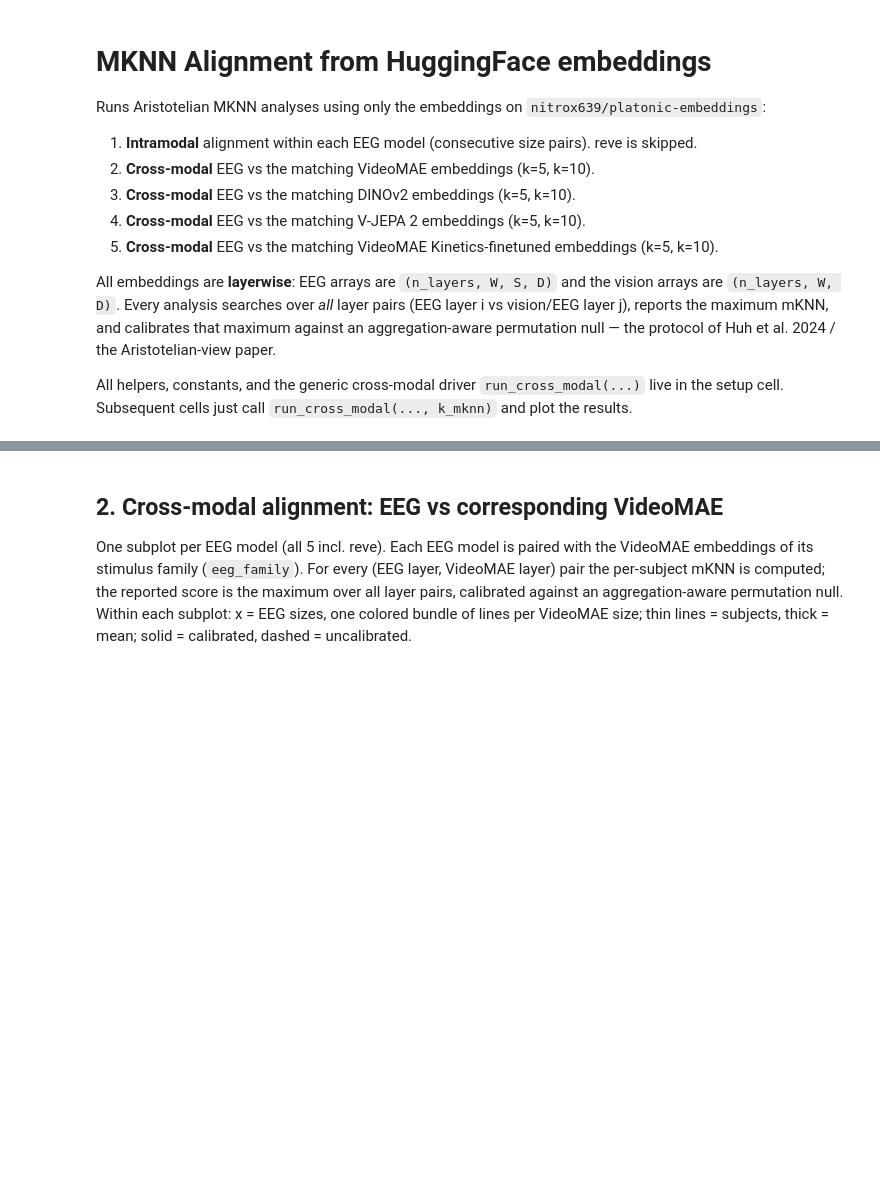
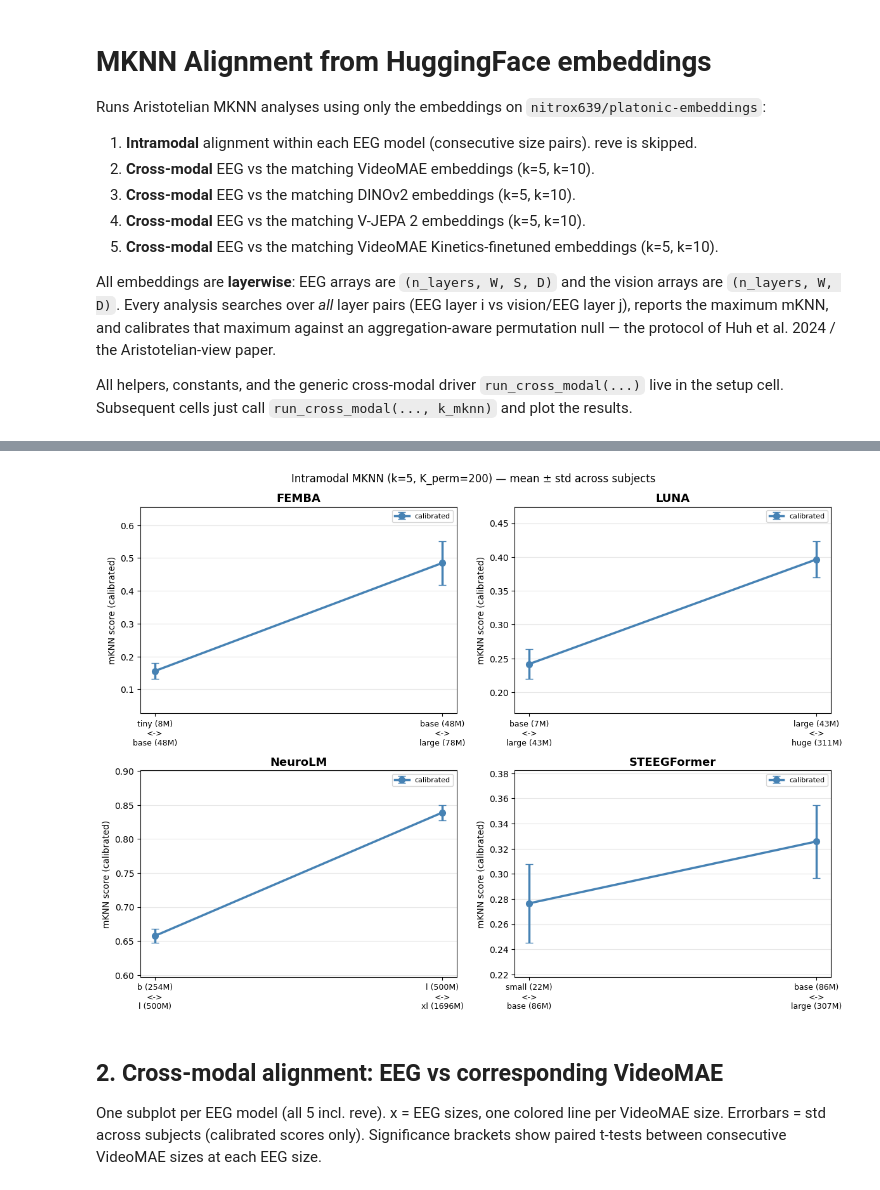
Before and after one commit to nwaehner/platonic-brain, a Jupyter notebook: notebooks/analyze_mknn_hf.ipynb, the cells around one changed output, grey strips where cells are left out. Cells and saved outputs as stored; diff of their text form; code cells hidden in the pictures; blank space fills up the shorter version.

```diff
--- a/notebooks/analyze_mknn_hf.ipynb
+++ b/notebooks/analyze_mknn_hf.ipynb
@@ -227,48 +475,47 @@ for model in INTRA_MODELS:
 # %%
-# ── Plot: one subplot per model ──────────────────────────────────────────────
 ncols = 2
 nrows = (len(INTRA_MODELS) + ncols - 1) // ncols
 fig, axes = plt.subplots(nrows, ncols, figsize=(ncols * 6, nrows * 4.4))
 axes_flat = axes.flatten()
 
 for ax, model in zip(axes_flat, INTRA_MODELS):
     pairs = list(intra_results[model].keys())
     pair_labels = [f'{fmt_size(model, a)}\n<->\n{fmt_size(model, b)}' for (a, b) in pairs]
     x = np.arange(len(pairs))
     S = len(intra_results[model][pairs[0]]['s_cal'])
-    cal_mat   = np.array([[intra_results[model][p]['s_cal'][s] for p in pairs] for s in range(S)])
-    uncal_mat = np.array([[intra_results[model][p]['T_obs'][s] for p in pairs] for s in range(S)])
-    for s in range(S):
-        ax.plot(x, cal_mat[s],   color='steelblue',  alpha=0.25, lw=1, marker='o', markersize=3)
-        ax.plot(x, uncal_mat[s], color='darkorange', alpha=0.25, lw=1, ls='--', marker='D', markersize=3)
-    ax.plot(x, cal_mat.mean(0),   color='steelblue',  lw=2.5, marker='o', markersize=7,
-            label='calibrated (s_cal)')
-    ax.plot(x, uncal_mat.mean(0), color='darkorange', lw=2.2, ls='--', marker='D', markersize=7,
-            label='uncalibrated (T_obs)')
+    cal_mat = np.array([[intra_results[model][p]['s_cal'][s] for p in pairs] for s in range(S)])
+    means = cal_mat.mean(0)
+    stds  = cal_mat.std(0)
+
+    ax.errorbar(x, means, yerr=stds, color='steelblue', lw=2.5,
+                marker='o', markersize=7, capsize=4, label='calibrated')
+
+    y_lo = (means - stds).min()
+    y_hi = (means + stds).max()
+    pad  = max((y_hi - y_lo) * 0.25, 0.005)
+    ax.set_ylim(bottom=y_lo - pad, top=y_hi + pad)
+
     ax.set_xticks(x); ax.set_xticklabels(pair_labels, fontsize=9)
-    ax.set_ylabel('mKNN score', fontsize=10)
+    ax.set_ylabel('mKNN score (calibrated)', fontsize=10)
     ax.set_title(DISPLAY[model], fontsize=13, fontweight='bold')
-    ax.set_ylim(bottom=0)
     ax.grid(axis='y', alpha=0.3)
     ax.legend(fontsize=8)
 
 for i in range(len(INTRA_MODELS), len(axes_flat)):
     axes_flat[i].set_visible(False)
 
-fig.suptitle(f'Intramodal MKNN (k={K_MKNN}, K_perm={K_PERM}) — thin = subjects, thick = mean',
+fig.suptitle(f'Intramodal MKNN (k={K_MKNN}, K_perm={K_PERM}) — mean ± std across subjects',
              fontsize=12)
 plt.tight_layout()
 plt.show()
+# %% [output]
+[figure, added]
 # %% [markdown]
 ## 2. Cross-modal alignment: EEG vs corresponding VideoMAE
 
-One subplot per EEG model (all 5 incl. reve). Each EEG model is paired with the
-VideoMAE embeddings of its stimulus family (`eeg_family`). For every (EEG layer,
-VideoMAE layer) pair the per-subject mKNN is computed; the reported score is the
-maximum over all layer pairs, calibrated against an aggregation-aware permutation
-null. Within each subplot: x = EEG sizes, one colored bundle of lines per
-VideoMAE size; thin lines = subjects, thick = mean; solid = calibrated,
-dashed = uncalibrated.
+One subplot per EEG model (all 5 incl. reve). x = EEG sizes, one colored line per VideoMAE size.
+Errorbars = std across subjects (calibrated scores only). Significance brackets show paired
+t-tests between consecutive VideoMAE sizes at each EEG size.
 # %%
 cross_vm = {}
 for model in EEG:
```
Also changed, not shown: parts of 37 cells of this notebook, 2 other files.
